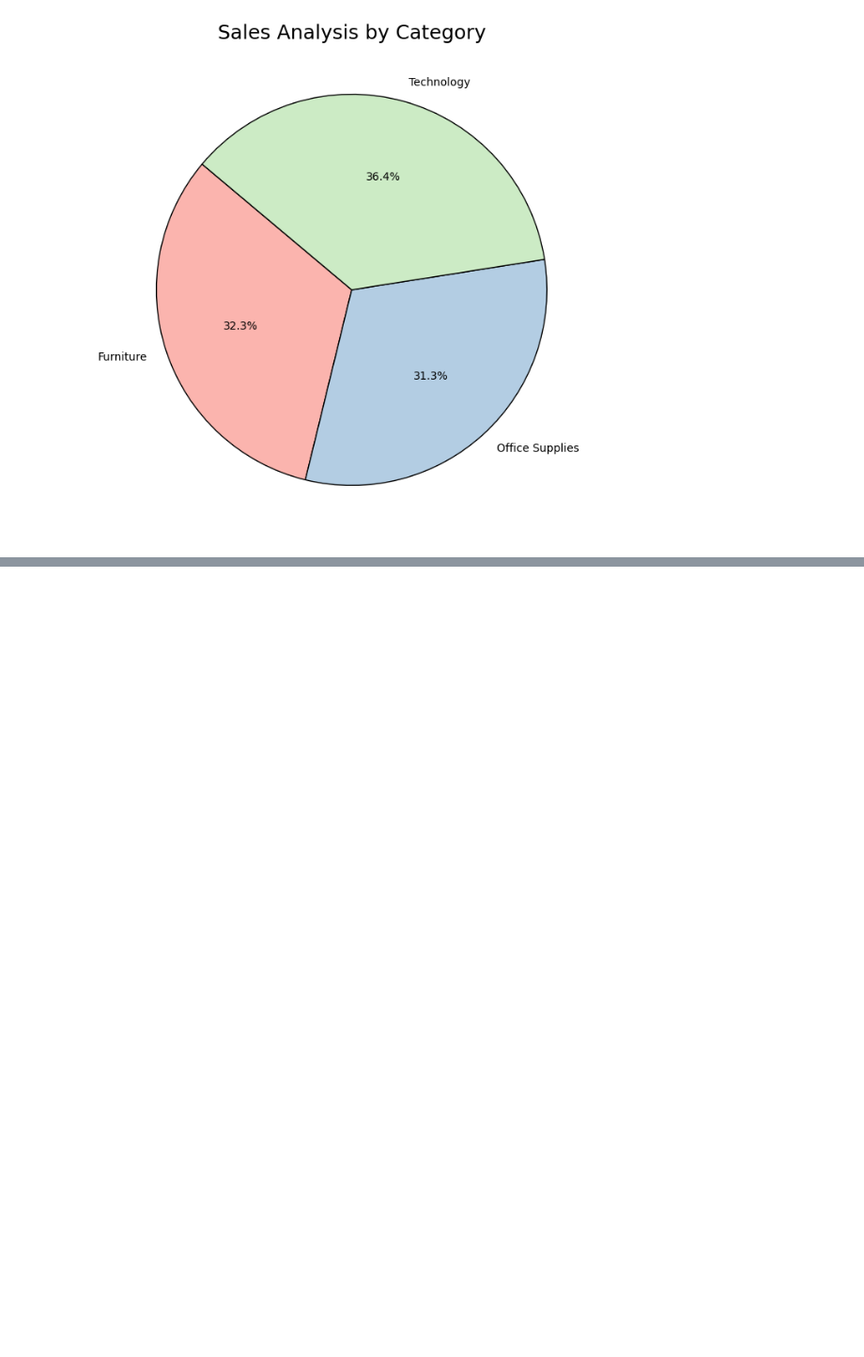
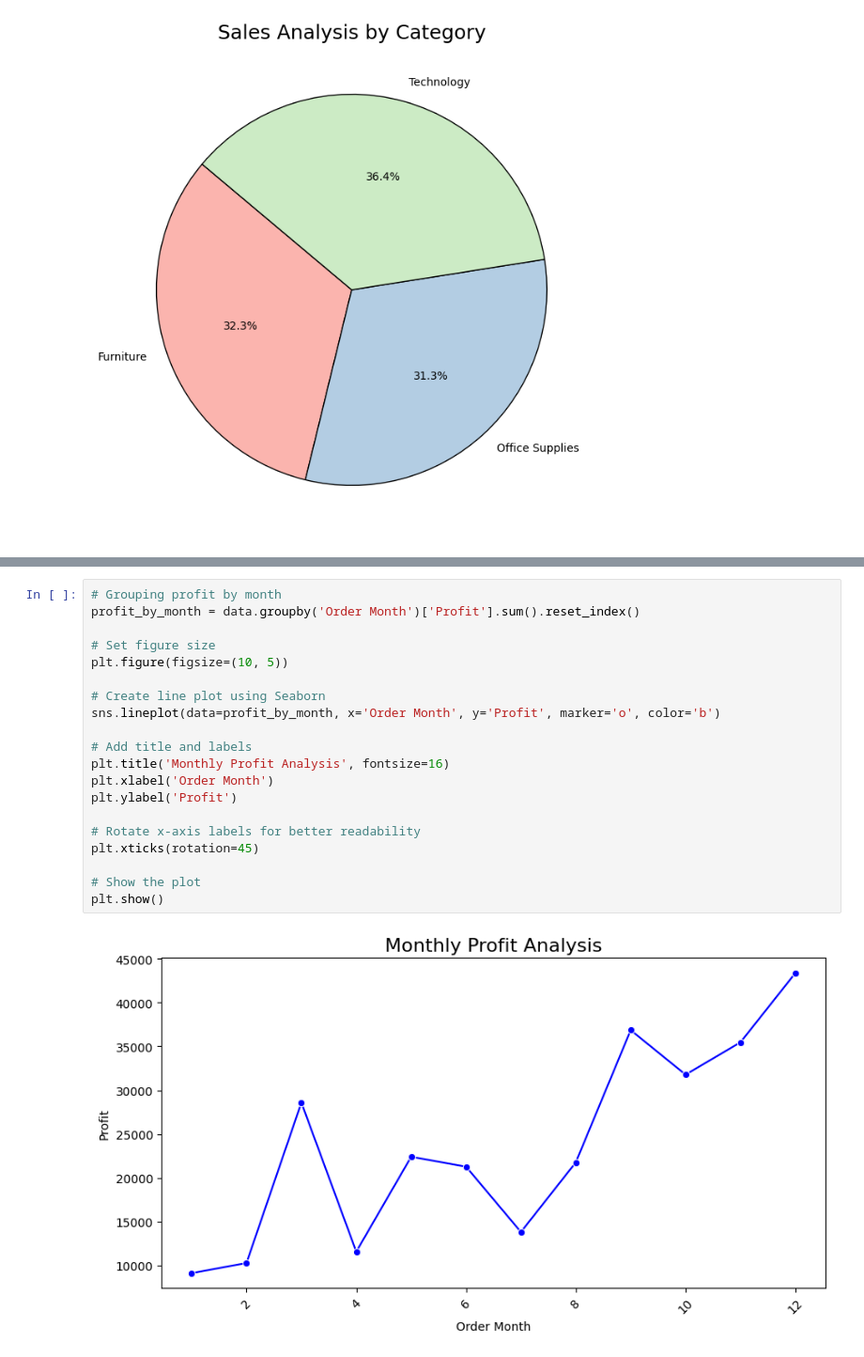
Before and after one commit to Shiva6200744685/E-commerce-Sales-Analysis, a Jupyter notebook: main.ipynb, the cells around one changed output, grey strips where cells are left out. Shown at 94% size. Cells and saved outputs as stored; diff of their text form; blank space fills up the shorter version.

```diff
--- a/main.ipynb
+++ b/main.ipynb
@@ -122,0 +142,22 @@ plt.show()
+# %%
+# Grouping profit by month
+profit_by_month = data.groupby('Order Month')['Profit'].sum().reset_index()
+
+# Set figure size
+plt.figure(figsize=(10, 5))
+
+# Create line plot using Seaborn
+sns.lineplot(data=profit_by_month, x='Order Month', y='Profit', marker='o', color='b')
+
+# Add title and labels
+plt.title('Monthly Profit Analysis', fontsize=16)
+plt.xlabel('Order Month')
+plt.ylabel('Profit')
+
+# Rotate x-axis labels for better readability
+plt.xticks(rotation=45)
+
+# Show the plot
+plt.show()
+# %% [output]
+[figure, added]
```
Also changed, not shown: parts of 7 cells of this notebook.
